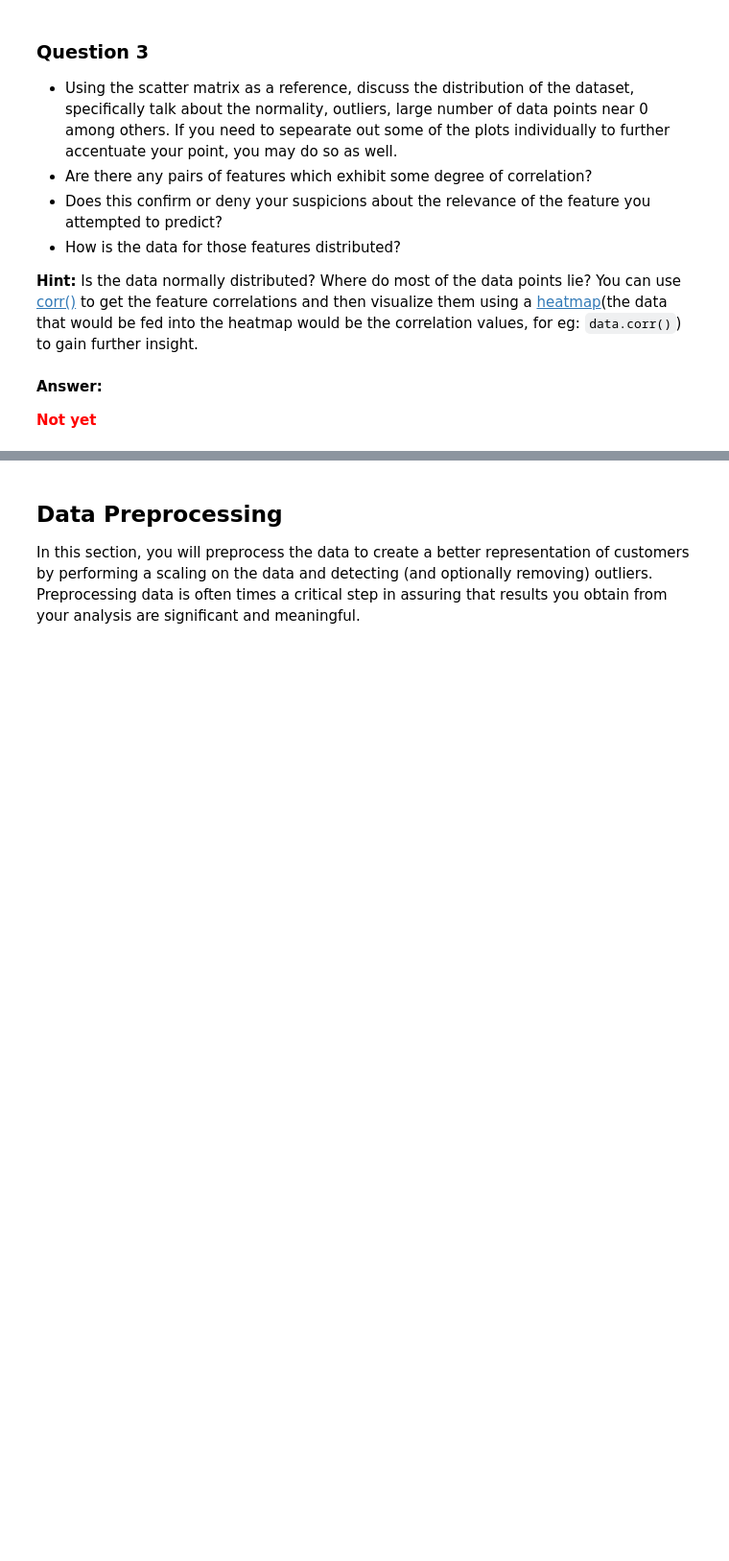
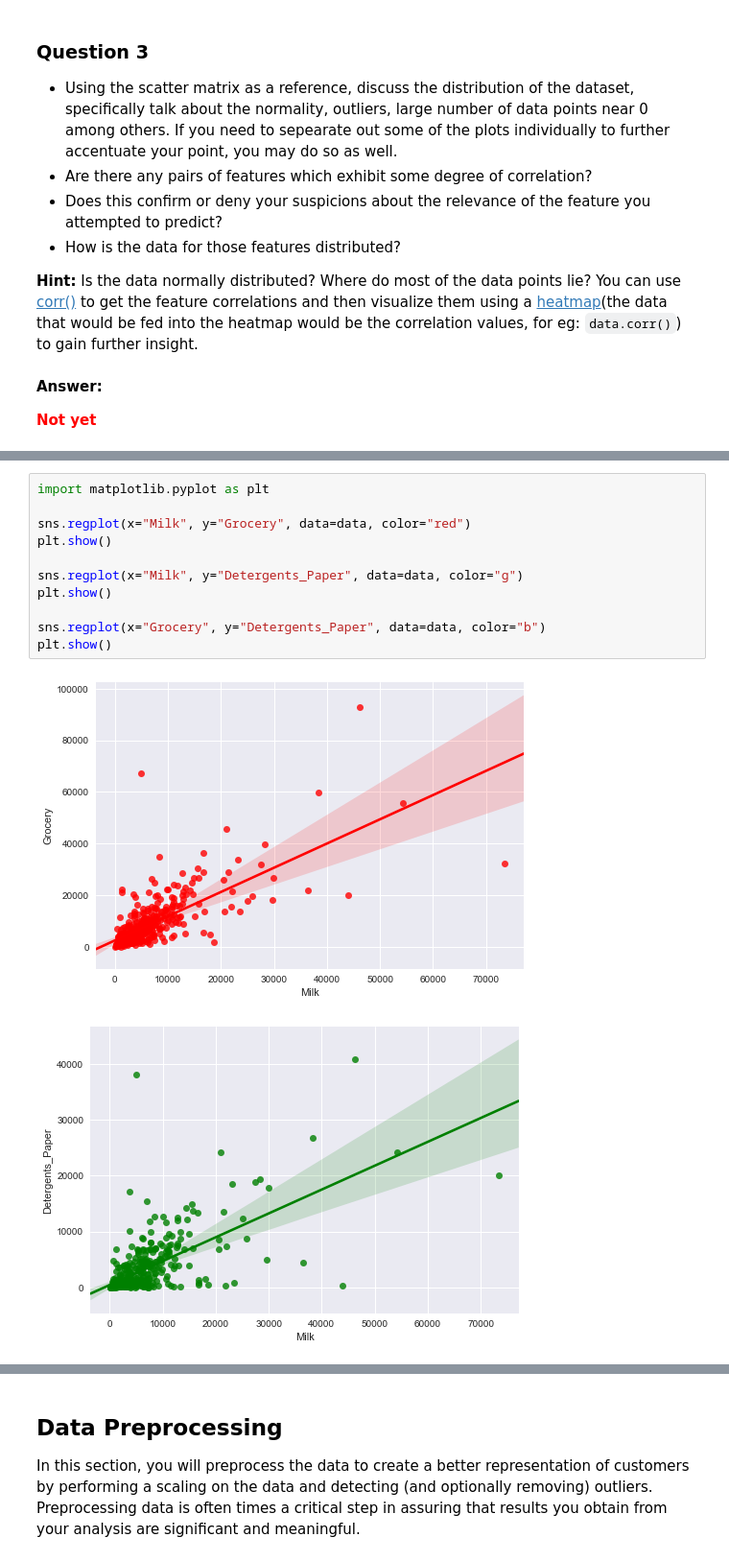
Before and after one commit to woo-chia-wei/udacity-machine-learning-engineer, a Jupyter notebook: 05_customer_segments/customer_segments.ipynb, the cells around one changed output, grey strips where cells are left out. Shown: that part at 96% size. Drawn from its saved outputs; the diff is of its cells as text; blank space fills up the shorter version.

```diff
--- a/05_customer_segments/customer_segments.ipynb
+++ b/05_customer_segments/customer_segments.ipynb
@@ -183,0 +189,14 @@ pd.plotting.scatter_matrix(data, alpha = 0.3, figsize = (14,8), diagonal = 'kde'
+# %%
+import matplotlib.pyplot as plt
+
+sns.regplot(x="Milk", y="Grocery", data=data, color="red")
+plt.show()
+
+sns.regplot(x="Milk", y="Detergents_Paper", data=data, color="g")
+plt.show()
+
+sns.regplot(x="Grocery", y="Detergents_Paper", data=data, color="b")
+plt.show()
+# %% [output]
+[figure, added]
+[figure, added]
```
Also changed, not shown: parts of 15 cells of this notebook.
